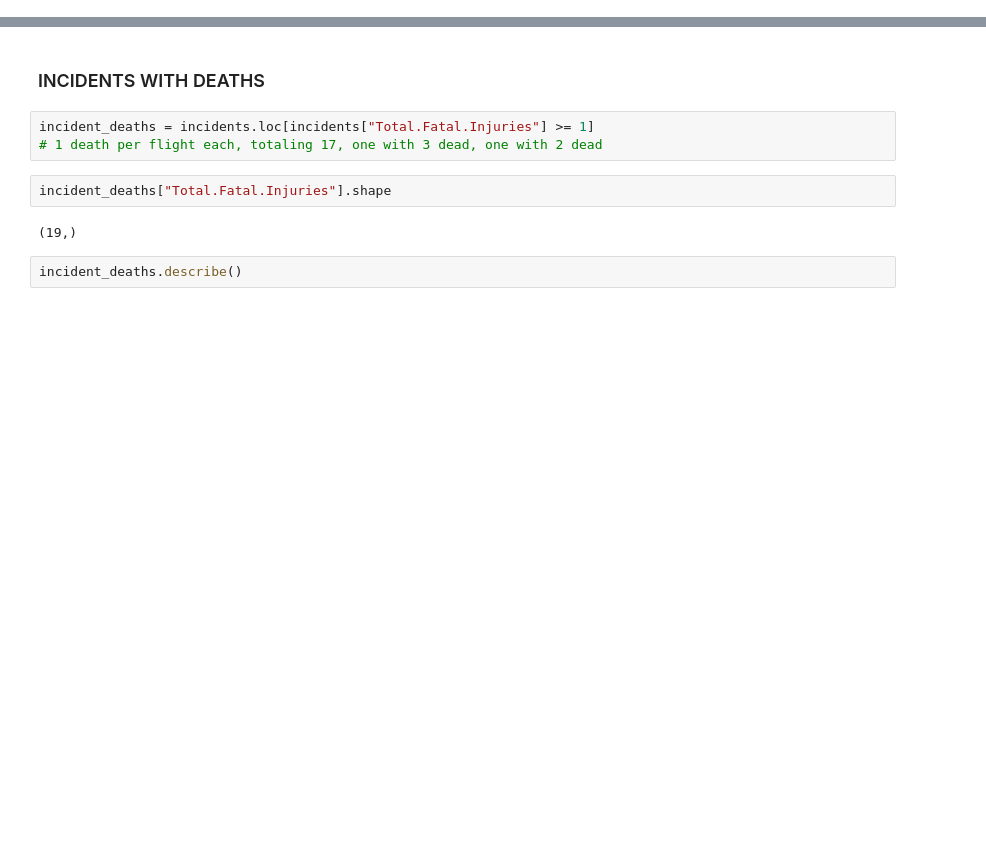
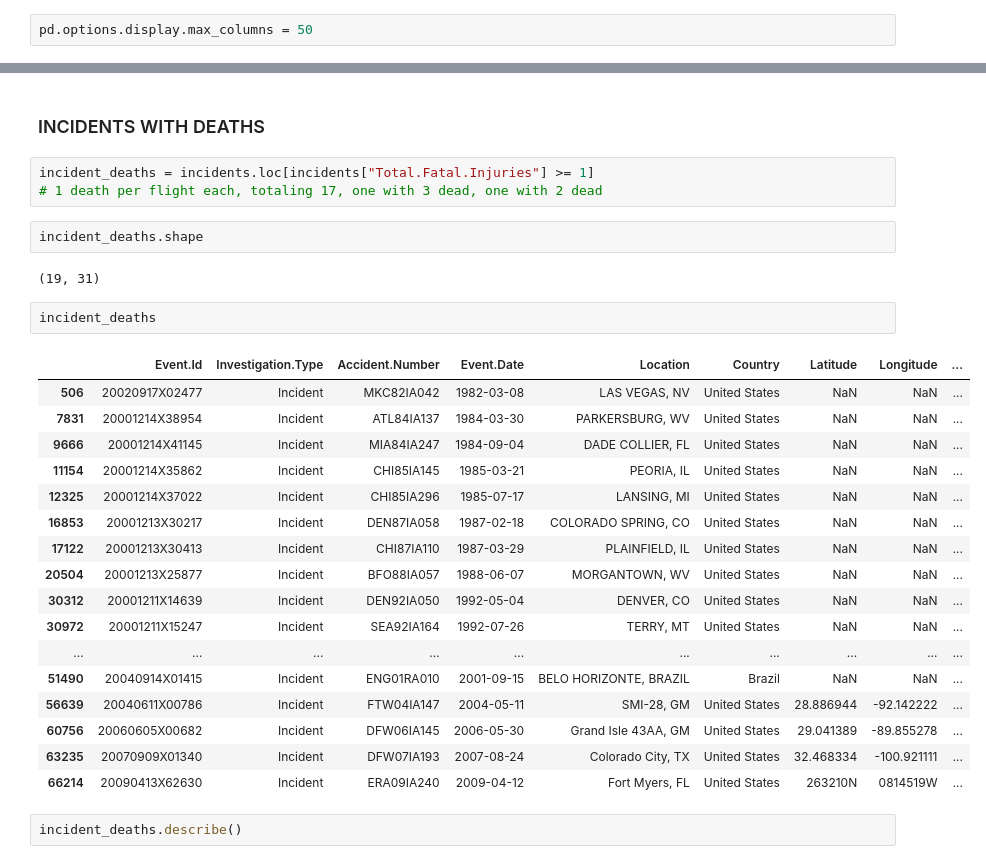
Before and after one commit to dvdhartsman/dsc-phase-1-project-v3, a Jupyter notebook: Untitled.ipynb, the cells around one changed output, grey strips where cells are left out. Saved outputs shown, nothing was run; the diff lists cells and outputs as text; blank space fills up the shorter version.

```diff
--- a/Untitled.ipynb
+++ b/Untitled.ipynb
@@ -76,0 +87,2 @@ Name: Investigation.Type, Length: 71, dtype: int64
+# %%
+pd.options.display.max_columns = 50
@@ -113,9 +165,29 @@ dtype: float64
 incident_deaths = incidents.loc[incidents["Total.Fatal.Injuries"] >= 1]
 # 1 death per flight each, totaling 17, one with 3 dead, one with 2 dead
 # %%
-incident_deaths["Total.Fatal.Injuries"].shape
+incident_deaths.shape
 # %% [output]
-(19,)
+(19, 31)
+# %%
+incident_deaths
+# %% [output]
+|  | Event.Id | Investigation.Type | Accident.Number | Event.Date | Location | Country | Latitude | Longitude | ... |
+| 506 | 20020917X02477 | Incident | MKC82IA042 | 1982-03-08 | LAS VEGAS, NV | United States | NaN | NaN | ... |
+| 7831 | 20001214X38954 | Incident | ATL84IA137 | 1984-03-30 | PARKERSBURG, WV | United States | NaN | NaN | ... |
+| 9666 | 20001214X41145 | Incident | MIA84IA247 | 1984-09-04 | DADE COLLIER, FL | United States | NaN | NaN | ... |
+| 11154 | 20001214X35862 | Incident | CHI85IA145 | 1985-03-21 | PEORIA, IL | United States | NaN | NaN | ... |
+| 12325 | 20001214X37022 | Incident | CHI85IA296 | 1985-07-17 | LANSING, MI | United States | NaN | NaN | ... |
+| 16853 | 20001213X30217 | Incident | DEN87IA058 | 1987-02-18 | COLORADO SPRING, CO | United States | NaN | NaN | ... |
+| 17122 | 20001213X30413 | Incident | CHI87IA110 | 1987-03-29 | PLAINFIELD, IL | United States | NaN | NaN | ... |
+| 20504 | 20001213X25877 | Incident | BFO88IA057 | 1988-06-07 | MORGANTOWN, WV | United States | NaN | NaN | ... |
+| 30312 | 20001211X14639 | Incident | DEN92IA050 | 1992-05-04 | DENVER, CO | United States | NaN | NaN | ... |
+| 30972 | 20001211X15247 | Incident | SEA92IA164 | 1992-07-26 | TERRY, MT | United States | NaN | NaN | ... |
+| ... | ... | ... | ... | ... | ... | ... | ... | ... | ... |
+| 51490 | 20040914X01415 | Incident | ENG01RA010 | 2001-09-15 | BELO HORIZONTE, BRAZIL | Brazil | NaN | NaN | ... |
+| 56639 | 20040611X00786 | Incident | FTW04IA147 | 2004-05-11 | SMI-28, GM | United States | 28.886944 | -92.142222 | ... |
+| 60756 | 20060605X00682 | Incident | DFW06IA145 | 2006-05-30 | Grand Isle 43AA, GM | United States | 29.041389 | -89.855278 | ... |
+| 63235 | 20070909X01340 | Incident | DFW07IA193 | 2007-08-24 | Colorado City, TX | United States | 32.468334 | -100.921111 | ... |
+| 66214 | 20090413X62630 | Incident | ERA09IA240 | 2009-04-12 | Fort Myers, FL | United States | 263210N | 0814519W | ... |
 # %%
 incident_deaths.describe()
 # %% [output]
```
Also changed, not shown: parts of 35 cells of this notebook, 1 other file.
